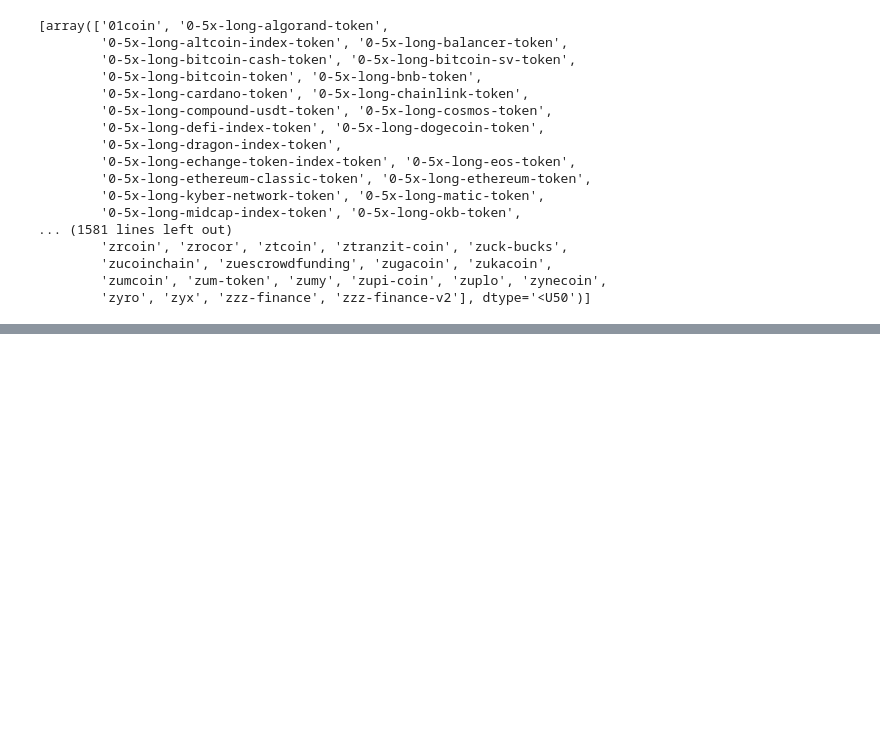
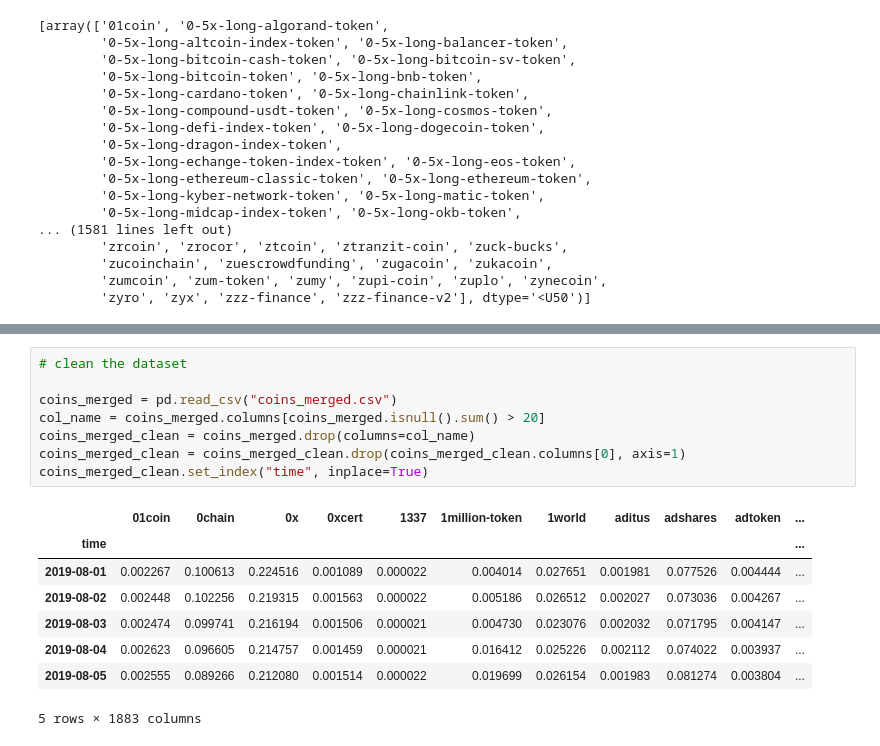
Before and after one commit to Shinan-tech/data-pt-ber-08-20, a Jupyter notebook: Projects/module-3_projects/04_final-project/Portfolio Optimization Using Python.ipynb, the cells around one changed output, grey strips where cells are left out. Drawn from its saved outputs; the diff is of its cells as text; blank space fills up the shorter version.

```diff
--- a/Projects/module-3_projects/04_final-project/Portfolio Optimization Using Python.ipynb
+++ b/Projects/module-3_projects/04_final-project/Portfolio Optimization Using Python.ipynb
@@ -453,0 +469,17 @@ coins_return_merged.head()
+# %%
+# clean the dataset
+
+coins_merged = pd.read_csv("coins_merged.csv")
+col_name = coins_merged.columns[coins_merged.isnull().sum() > 20]
+coins_merged_clean = coins_merged.drop(columns=col_name)
+coins_merged_clean = coins_merged_clean.drop(coins_merged_clean.columns[0], axis=1)
+coins_merged_clean.set_index("time", inplace=True)
+# %% [output]
+|  | 01coin | 0chain | 0x | 0xcert | 1337 | 1million-token | 1world | aditus | adshares | adtoken | ... |
+| time |  |  |  |  |  |  |  |  |  |  | ... |
+| 2019-08-01 | 0.002267 | 0.100613 | 0.224516 | 0.001089 | 0.000022 | 0.004014 | 0.027651 | 0.001981 | 0.077526 | 0.004444 | ... |
+| 2019-08-02 | 0.002448 | 0.102256 | 0.219315 | 0.001563 | 0.000022 | 0.005186 | 0.026512 | 0.002027 | 0.073036 | 0.004267 | ... |
+| 2019-08-03 | 0.002474 | 0.099741 | 0.216194 | 0.001506 | 0.000021 | 0.004730 | 0.023076 | 0.002032 | 0.071795 | 0.004147 | ... |
+| 2019-08-04 | 0.002623 | 0.096605 | 0.214757 | 0.001459 | 0.000021 | 0.016412 | 0.025226 | 0.002112 | 0.074022 | 0.003937 | ... |
+| 2019-08-05 | 0.002555 | 0.089266 | 0.212080 | 0.001514 | 0.000022 | 0.019699 | 0.026154 | 0.001983 | 0.081274 | 0.003804 | ... |
+5 rows × 1883 columns
```
Also changed, not shown: parts of 5 cells of this notebook, 1 other file.
